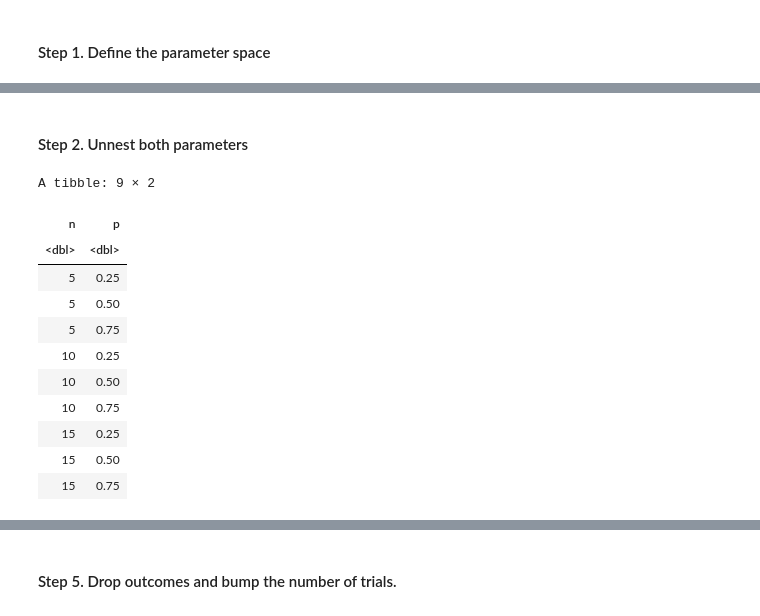
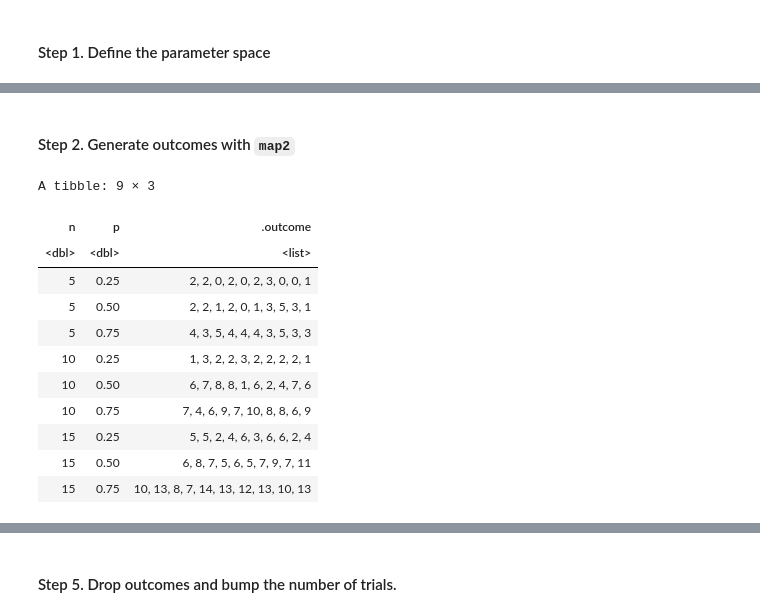
Before and after one commit to yardsale8/probability_simulations_in_R, a Jupyter notebook: 2_5_introduction_to_parametric_simulations.ipynb, the cells around one changed output, grey strips where cells are left out. Cells and saved outputs as stored; diff of their text form; code cells hidden in the pictures.

```diff
--- a/2_5_introduction_to_parametric_simulations.ipynb
+++ b/2_5_introduction_to_parametric_simulations.ipynb
@@ -367,23 +352,23 @@ A tibble: 1 × 2
 # %% [markdown]
-#### Step 2. Unnest both parameters
+#### Step 2.  Generate outcomes with `map2`
 # %%
-# Unnest both parameters
-(tribble(~n,         ~p,
-         c(5,10,15), c(0.25, 0.5, 0.75))
- %>% unnest_longer(n)
- %>% unnest_longer(p)
+# Version 1 - Use map2 to generate the data
+num.trials <- 10
+(parameters(~n,         ~p,
+            c(5,10,15), c(0.25, 0.5, 0.75))
+ %>% mutate(.outcome = map2(n, p, \(n, p) rbinom(num.trials, n, p)))
  )
 # %% [output]
-A tibble: 9 × 2
+A tibble: 9 × 3
-| n | p |
-| <dbl> | <dbl> |
-| 5 | 0.25 |
-| 5 | 0.50 |
-| 5 | 0.75 |
-| 10 | 0.25 |
-| 10 | 0.50 |
-| 10 | 0.75 |
-| 15 | 0.25 |
-| 15 | 0.50 |
-| 15 | 0.75 |
+| n | p | .outcome |
+| <dbl> | <dbl> | <list> |
+| 5 | 0.25 | 2, 2, 0, 2, 0, 2, 3, 0, 0, 1 |
+| 5 | 0.50 | 2, 2, 1, 2, 0, 1, 3, 5, 3, 1 |
+| 5 | 0.75 | 4, 3, 5, 4, 4, 4, 3, 5, 3, 3 |
+| 10 | 0.25 | 1, 3, 2, 2, 3, 2, 2, 2, 2, 1 |
+| 10 | 0.50 | 6, 7, 8, 8, 1, 6, 2, 4, 7, 6 |
+| 10 | 0.75 | 7, 4, 6, 9, 7, 10, 8, 8, 6, 9 |
+| 15 | 0.25 | 5, 5, 2, 4, 6, 3, 6, 6, 2, 4 |
+| 15 | 0.50 | 6, 8, 7, 5, 6, 5, 7, 9, 7, 11 |
+| 15 | 0.75 | 10, 13, 8, 7, 14, 13, 12, 13, 10, 13 |
 # %% [markdown]
```
Also changed, not shown: parts of 41 cells of this notebook.
